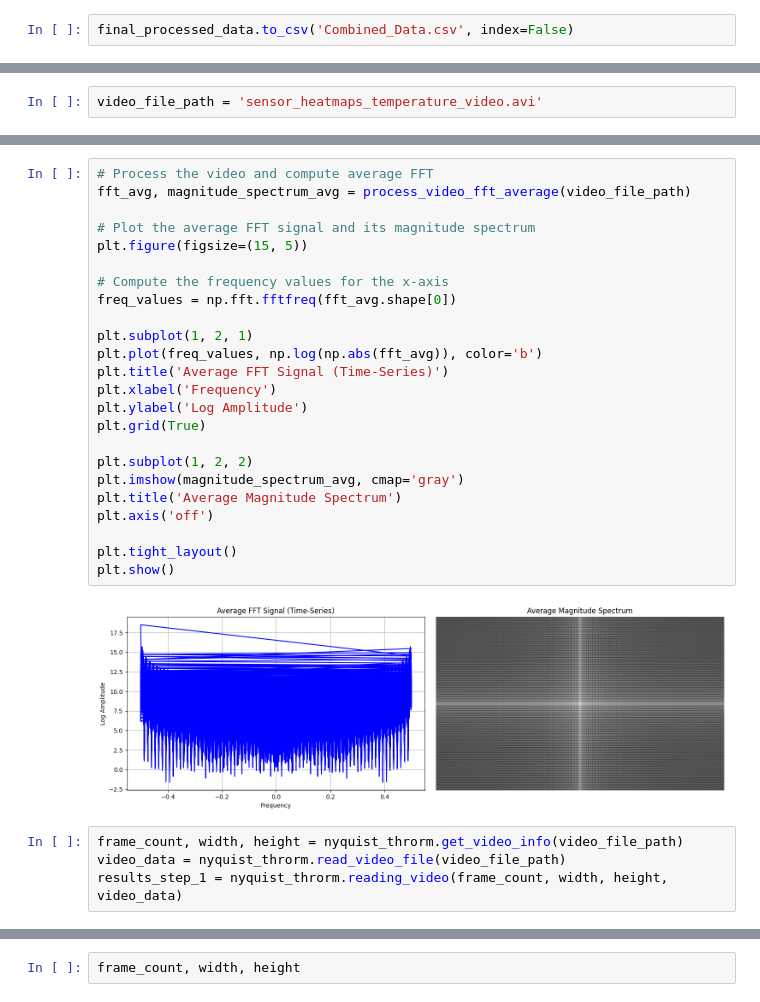
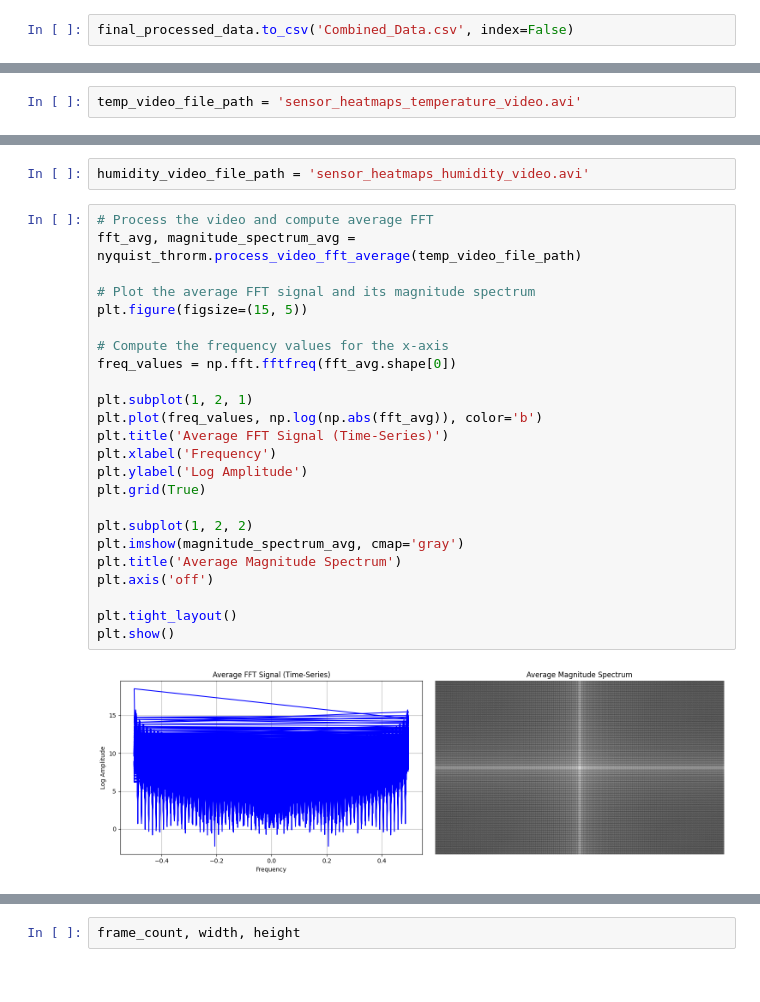
Before and after one commit to surya-9556/Optimizing-Sensor-Placement, a Jupyter notebook: final_project.ipynb, the cells around one changed output, grey strips where cells are left out. Saved outputs shown, nothing was run; the diff lists cells and outputs as text.

```diff
--- a/final_project.ipynb
+++ b/final_project.ipynb
@@ -282,2 +296,2 @@ placement.heatmap_video_gen(final_processed_data, output_dir, video_output)
 # %%
-video_file_path = 'sensor_heatmaps_temperature_video.avi'
+temp_video_file_path = 'sensor_heatmaps_temperature_video.avi'
@@ -319,30 +298,28 @@ def process_video_fft_average(video_path):
+# %%
+humidity_video_file_path = 'sensor_heatmaps_humidity_video.avi'
 # %%
 # Process the video and compute average FFT
-fft_avg, magnitude_spectrum_avg = process_video_fft_average(video_file_path)
+fft_avg, magnitude_spectrum_avg = nyquist_throrm.process_video_fft_average(temp_video_file_path)
 
 # Plot the average FFT signal and its magnitude spectrum
 plt.figure(figsize=(15, 5))
 
 # Compute the frequency values for the x-axis
 freq_values = np.fft.fftfreq(fft_avg.shape[0])
 
 plt.subplot(1, 2, 1)
 plt.plot(freq_values, np.log(np.abs(fft_avg)), color='b')
 plt.title('Average FFT Signal (Time-Series)')
 plt.xlabel('Frequency')
 plt.ylabel('Log Amplitude')
 plt.grid(True)
 
 plt.subplot(1, 2, 2)
 plt.imshow(magnitude_spectrum_avg, cmap='gray')
 plt.title('Average Magnitude Spectrum')
 plt.axis('off')
 
 plt.tight_layout()
 plt.show()
 # %% [output]
-[figure, old version]
+[figure, new version]
-# %%
-frame_count, width, height = nyquist_throrm.get_video_info(video_file_path)
-video_data = nyquist_throrm.read_video_file(video_file_path)
-results_step_1 = nyquist_throrm.reading_video(frame_count, width, height, video_data)
```
Also changed, not shown: parts of 58 cells of this notebook, 11 other files.
